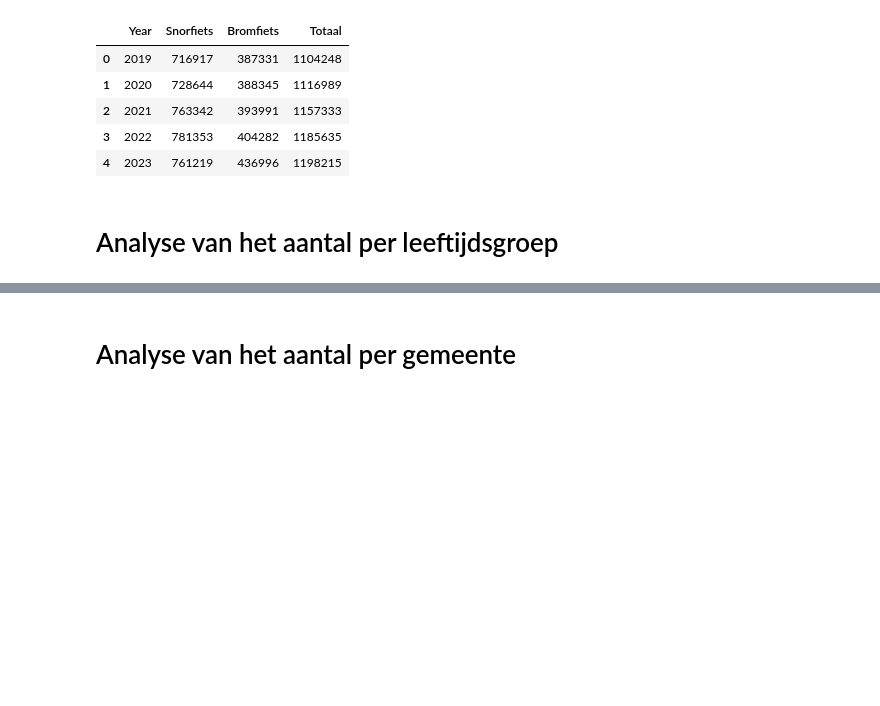
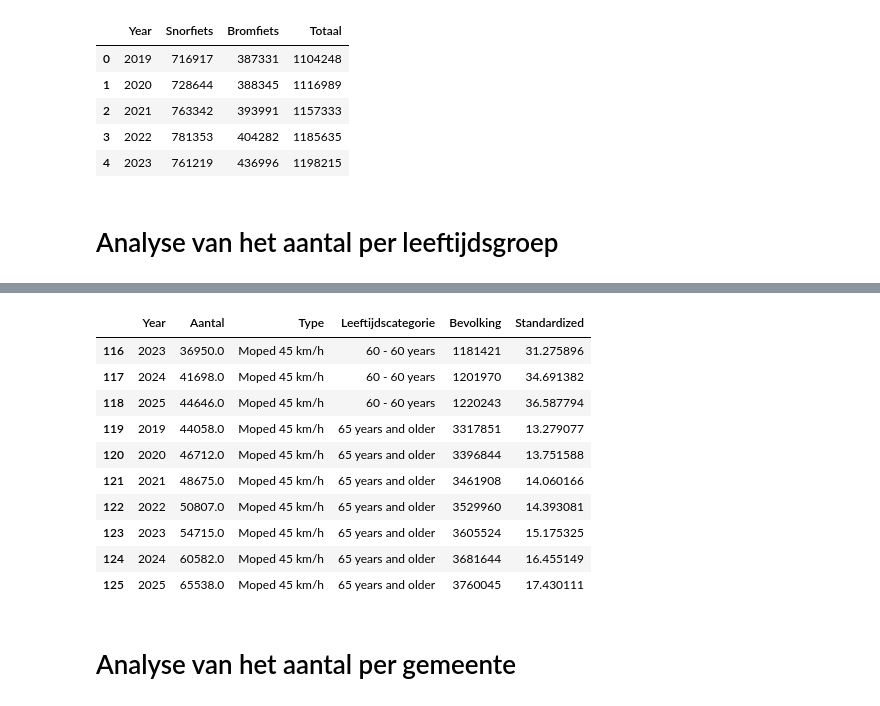
Before and after one commit to chenneman/TIL-programming-group-4, a Jupyter notebook: Plots.ipynb, the cells around one changed output, grey strips where cells are left out. Cells and saved outputs as stored; diff of their text form; code cells hidden in the pictures; blank space fills up the shorter version.

Commit message:
Plots standardized

```diff
--- a/Plots.ipynb
+++ b/Plots.ipynb
@@ -47 +109,59 @@ df0 = pd.read_csv('leeftijd_schoon.csv')
+# %%
+df_leeftijd_per_categorie = df_leeftijd_per_categorie.rename(columns={"Age categories": "Leeftijdscategorie"})
+
+# Zet df_leeftijd_per_categorie om van breed naar lang formaat
+df_pop_long = df_leeftijd_per_categorie.melt(
+    id_vars="Leeftijdscategorie",
+    var_name="Jaar",
+    value_name="Bevolking"
+)
+
+# Zorg dat 'Jaar' numeriek is
+df_pop_long["Jaar"] = df_pop_long["Jaar"].astype(int)
+
+# Merge met df0 (voertuigdata)
+df_merged = pd.merge(
+    df0,
+    df_pop_long,
+    on=["Jaar", "Leeftijdscategorie"],
+    how="left"
+)
+
+# Bereken het gestandaardiseerde aantal
+df_merged["Standardized"] = df_merged["Aantal"] / df_merged["Bevolking"]*1000
+
+df_merged["Type"] = df_merged["Type"].replace({
+    "Snorfiets": "Moped 25 km/h",
+    "Bromfiets": "Moped 45 km/h"
+})
+
+df_merged["Leeftijdscategorie"] = df_merged["Leeftijdscategorie"].replace({
+    "16 tot 18 jaar" : "16 - 18 years",
+    "18 tot 20 jaar" : "18 - 20 years",
+    "20 tot 25 jaar" : "20 - 25 years",
+    "25 tot 30 jaar" : "25 - 30 years",
+    "30 tot 40 jaar" : "30 - 40 years",
+    "40 tot 50 jaar" : "40 - 50 years",
+    "50 tot 60 jaar" : "50 - 60 years",
+    "60 tot 65 jaar" : "60 - 60 years",
+    "65 jaar of ouder" : "65 years and older"
+})
+# Bekijk het resultaat
+
+
+df_merged.rename(columns={"Jaar": "Year"}, inplace=True)
+
+df_merged.tail(10)
+# %% [output]
+|  | Year | Aantal | Type | Leeftijdscategorie | Bevolking | Standardized |
+| 116 | 2023 | 36950.0 | Moped 45 km/h | 60 - 60 years | 1181421 | 31.275896 |
+| 117 | 2024 | 41698.0 | Moped 45 km/h | 60 - 60 years | 1201970 | 34.691382 |
+| 118 | 2025 | 44646.0 | Moped 45 km/h | 60 - 60 years | 1220243 | 36.587794 |
+| 119 | 2019 | 44058.0 | Moped 45 km/h | 65 years and older | 3317851 | 13.279077 |
+| 120 | 2020 | 46712.0 | Moped 45 km/h | 65 years and older | 3396844 | 13.751588 |
+| 121 | 2021 | 48675.0 | Moped 45 km/h | 65 years and older | 3461908 | 14.060166 |
+| 122 | 2022 | 50807.0 | Moped 45 km/h | 65 years and older | 3529960 | 14.393081 |
+| 123 | 2023 | 54715.0 | Moped 45 km/h | 65 years and older | 3605524 | 15.175325 |
+| 124 | 2024 | 60582.0 | Moped 45 km/h | 65 years and older | 3681644 | 16.455149 |
+| 125 | 2025 | 65538.0 | Moped 45 km/h | 65 years and older | 3760045 | 17.430111 |
 # %%
```
Also changed, not shown: parts of 6 cells of this notebook.
